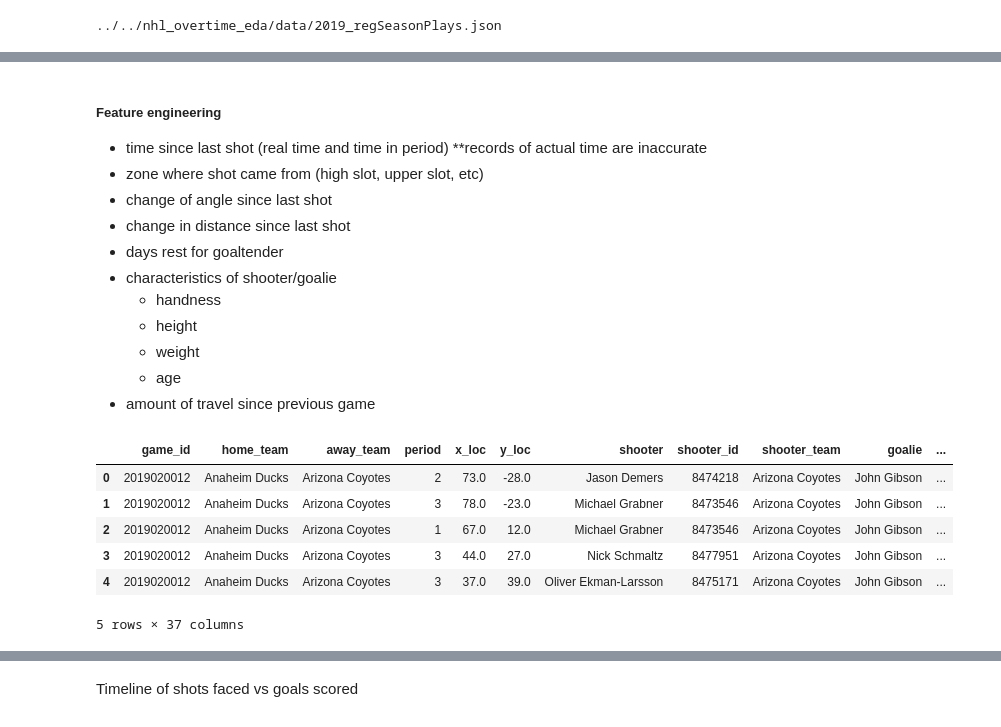
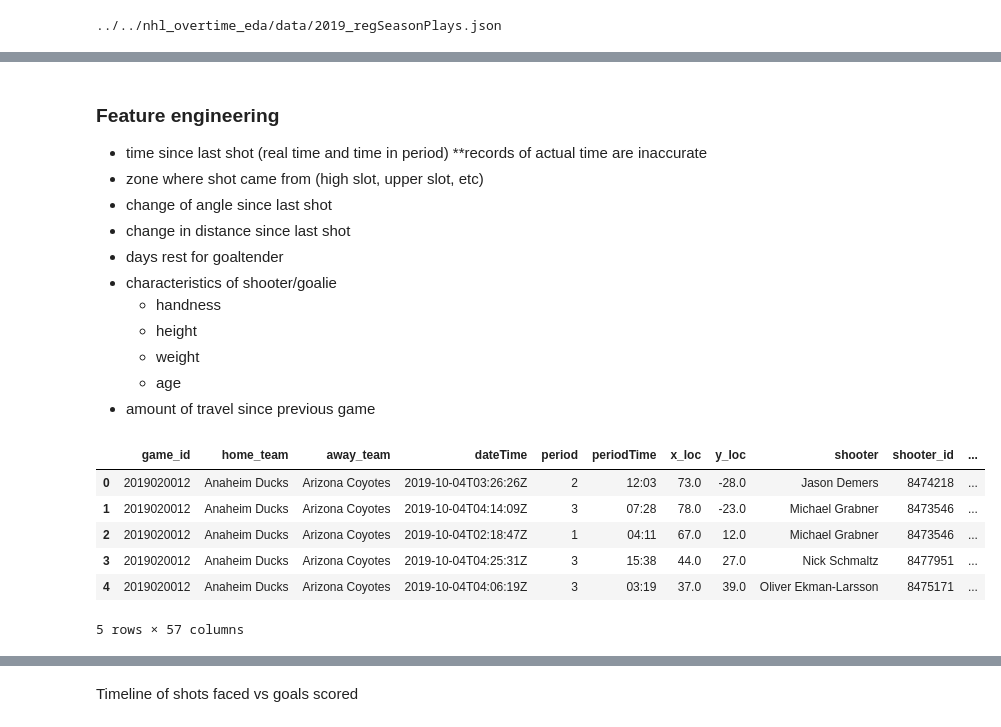
Before and after one commit to shawzy2/expected_goals, a Jupyter notebook: notebook/goalie_trends.ipynb, the cells around one changed output, grey strips where cells are left out. Saved outputs shown, nothing was run; the diff lists cells and outputs as text; code cells hidden in the pictures.

```diff
--- a/notebook/goalie_trends.ipynb
+++ b/notebook/goalie_trends.ipynb
@@ -137,7 +114,7 @@ for game_id in game_data:
                 'strength': strength
             })
 # %% [markdown]
-##### Feature engineering
+### Feature engineering
 * time since last shot (real time and time in period) **records of actual time are inaccurate
 * zone where shot came from (high slot, upper slot, etc)
 * change of angle since last shot
@@ -228,45 +205,39 @@ df_atr.sort_values('id', inplace=True) # sort by id
 df_atr_skaters = df_atr[(df_atr['type']=='Forward') | (df_atr['type']=='Defenseman')]    # filter by skaters
 df_atr_skaters.columns = [f'shooter_{c}' for c in list(df_atr.columns)]                  # rename columns
 df = df.sort_values('shooter_id').merge(df_atr_skaters, how='left', on='shooter_id')     # merge
 df['shooter_age'] = round((pd.to_datetime(df['dateTime'].str[:10]) -
                            pd.to_datetime(df['shooter_birthDate'])).dt.days / 365, 1)      # calculate age
 
 # merge goalie attrs
 df_atr_goalies = df_atr[df_atr['type']=='Goalie']                                   # filter by goalies
 df_atr_goalies.columns = [f'goalie_{c}' for c in list(df_atr.columns)]              # rename columns
 df = df.sort_values('goalie_id').merge(df_atr_goalies, how='left', on='goalie_id')  # merge
 df['goalie_age'] = round((pd.to_datetime(df['dateTime'].str[:10]) -
                           pd.to_datetime(df['goalie_birthDate'])).dt.days / 365, 1) # calculate age
 
 # calculate circadian effects (number of timezones crossed since last game)
 with open('../data/teamCircadian.json') as f:
     d = json.load(f)          # read file
 df_circ = pd.DataFrame(d)      # convert to df
 df_circ = df_circ[['game_id', 'team', 'offset_diff']]
 
 # merge skater circadian
 df_circ.columns = ['game_id', 'shooter_team', 'shooter_tzTraveled']
 df = df.sort_values(['shooter_team', 'game_id']).merge(df_circ, how='left', on=['shooter_team', 'game_id'])
 
 # merge goalie circadian
 df_circ.columns = ['game_id', 'goalie_team', 'goalie_tzTraveled']
 df = df.sort_values(['goalie_team', 'game_id']).merge(df_circ, how='left', on=['goalie_team', 'game_id'])
 
-
-
-#### delete columns that are unnecessary ####
-cols_to_drop = ['dateTime', 'periodTime', 'strength',
-                'shot_angle_prev', 'shot_dist_prev',
-                'shooter_fullName', 'shooter_birthDate',
-                'goalie_fullName', 'goalie_birthDate', 'goalie_primaryPosition', 'goalie_type']
-df = df.drop(cols_to_drop, axis=1)
+# generate dummy vars
+df = pd.get_dummies(df, columns=['shot_type', 'shooter_type', 'shooter_shootsCatches', 'goalie_shootsCatches'])
 
 df.head()
 # %% [output]
-|  | game_id | home_team | away_team | period | x_loc | y_loc | shooter | shooter_id | shooter_team | goalie | ... |
-| 0 | 2019020012 | Anaheim Ducks | Arizona Coyotes | 2 | 73.0 | -28.0 | Jason Demers | 8474218 | Arizona Coyotes | John Gibson | ... |
-| 1 | 2019020012 | Anaheim Ducks | Arizona Coyotes | 3 | 78.0 | -23.0 | Michael Grabner | 8473546 | Arizona Coyotes | John Gibson | ... |
-| 2 | 2019020012 | Anaheim Ducks | Arizona Coyotes | 1 | 67.0 | 12.0 | Michael Grabner | 8473546 | Arizona Coyotes | John Gibson | ... |
-| 3 | 2019020012 | Anaheim Ducks | Arizona Coyotes | 3 | 44.0 | 27.0 | Nick Schmaltz | 8477951 | Arizona Coyotes | John Gibson | ... |
-| 4 | 2019020012 | Anaheim Ducks | Arizona Coyotes | 3 | 37.0 | 39.0 | Oliver Ekman-Larsson | 8475171 | Arizona Coyotes | John Gibson | ... |
+|  | game_id | home_team | away_team | dateTime | period | periodTime | x_loc | y_loc | shooter | shooter_id | ... |
+| 0 | 2019020012 | Anaheim Ducks | Arizona Coyotes | 2019-10-04T03:26:26Z | 2 | 12:03 | 73.0 | -28.0 | Jason Demers | 8474218 | ... |
+| 1 | 2019020012 | Anaheim Ducks | Arizona Coyotes | 2019-10-04T04:14:09Z | 3 | 07:28 | 78.0 | -23.0 | Michael Grabner | 8473546 | ... |
+| 2 | 2019020012 | Anaheim Ducks | Arizona Coyotes | 2019-10-04T02:18:47Z | 1 | 04:11 | 67.0 | 12.0 | Michael Grabner | 8473546 | ... |
+| 3 | 2019020012 | Anaheim Ducks | Arizona Coyotes | 2019-10-04T04:25:31Z | 3 | 15:38 | 44.0 | 27.0 | Nick Schmaltz | 8477951 | ... |
+| 4 | 2019020012 | Anaheim Ducks | Arizona Coyotes | 2019-10-04T04:06:19Z | 3 | 03:19 | 37.0 | 39.0 | Oliver Ekman-Larsson | 8475171 | ... |
-5 rows × 37 columns
+5 rows × 57 columns
```
Also changed, not shown: parts of 25 cells of this notebook.
